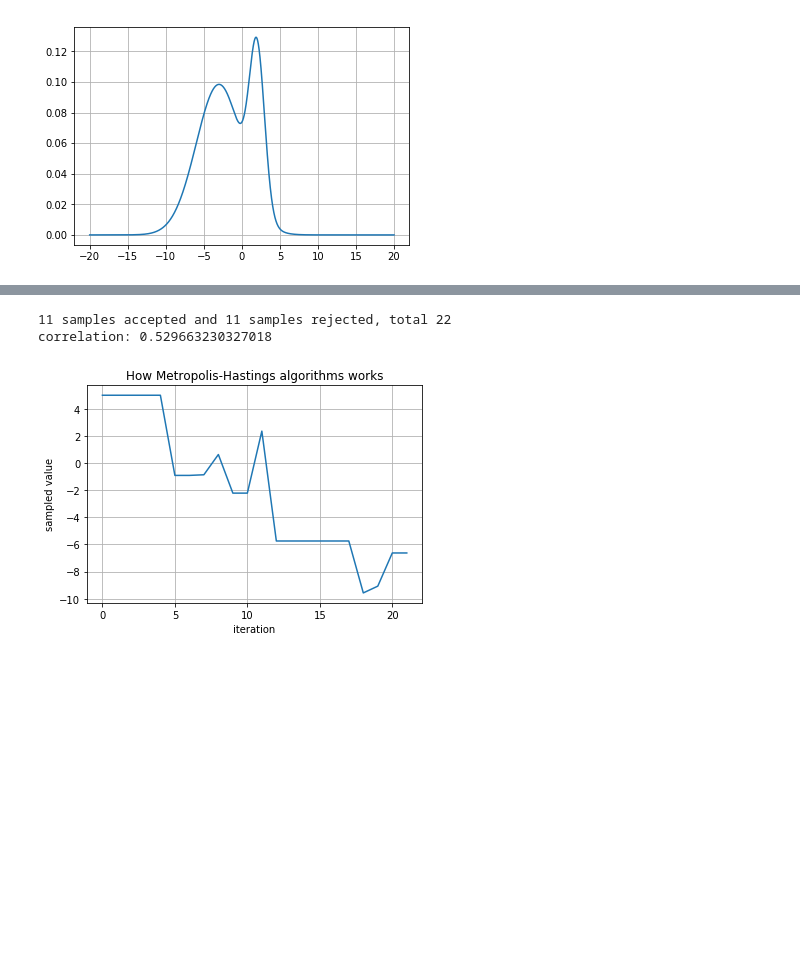
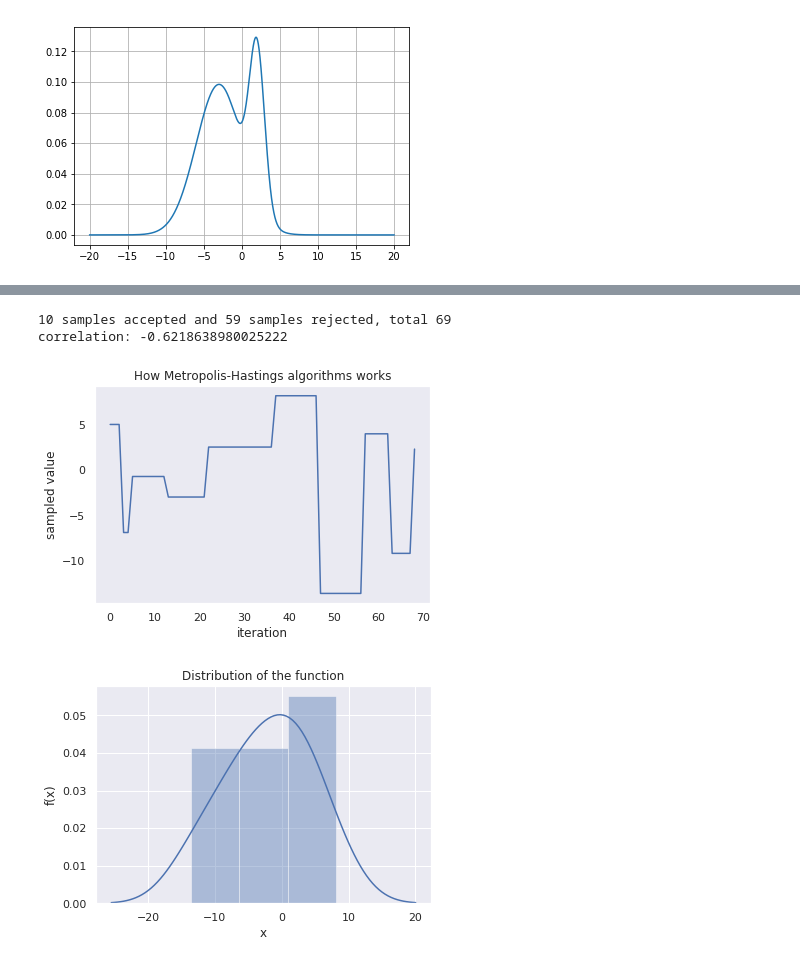
Before and after one commit to zeinsh/deeplearning, a Jupyter notebook: doc/bayesian/metropolis-hastings.ipynb, the cells around one changed output, grey strips where cells are left out. Drawn from its saved outputs; the diff is of its cells as text; code cells hidden in the pictures; blank space fills up the shorter version.

Commit message:
metropolis last version

```diff
--- a/doc/bayesian/metropolis-hastings.ipynb
+++ b/doc/bayesian/metropolis-hastings.ipynb
@@ -11,14 +11,14 @@ from matplotlib import pyplot as plt
 from lib.bayesian1Dmd import *
 from lib.plotmd import plotDistribution
 # %%
-def sampleMetropolis(dist,start,num_samples):
+def sampleMetropolis(dist,start,num_samples,scale=1.0):
     samples=[start]
     trajectory=[]
     counter=0
     while counter<num_samples:
         x=samples[-1]
         trajectory.append(x)
-        newx=np.random.normal(x,10)
+        newx=np.random.normal(x,scale)
         densities=dist.getDensities(np.array([x,newx]))
         p=min(1,densities[1]/densities[0])
         accept= np.random.uniform()
@@ -26,6 +26,7 @@ def sampleMetropolis(dist,start,num_samples):
         if accept<=p:
             samples.append(newx)
             counter+=1
+    samples.pop(0)
     return samples,trajectory
 # %%
 # want to sample from the following distribution
@@ -47,17 +73,20 @@ plt.grid()
 # %%
-samples,trajectory=sampleMetropolis(dist,start=5,num_samples=10)
+samples,trajectory=sampleMetropolis(dist,start=5,num_samples=10,scale=30)
 
 corr=np.corrcoef(samples[:-1],samples[1:])
 print("{} samples accepted and {} samples rejected, total {}\ncorrelation: {}".format(len(samples),len(trajectory)-len(samples)
                                                                     ,len(trajectory),corr[0,1]))
 
 plt.figure()
 plt.title("How Metropolis-Hastings algorithms works")
 plt.plot(trajectory)
 plt.xlabel("iteration")
 plt.ylabel("sampled value")
 plt.grid()
+plt.figure()
+plotDistribution(samples,"Distribution of the function")
 # %% [output]
-11 samples accepted and 11 samples rejected, total 22
-correlation: 0.529663230327018
+10 samples accepted and 59 samples rejected, total 69
+correlation: -0.6218638980025222
-[figure, old version]
+[figure, new version]
+[figure, added]
```
Also changed, not shown: parts of 14 cells of this notebook.
